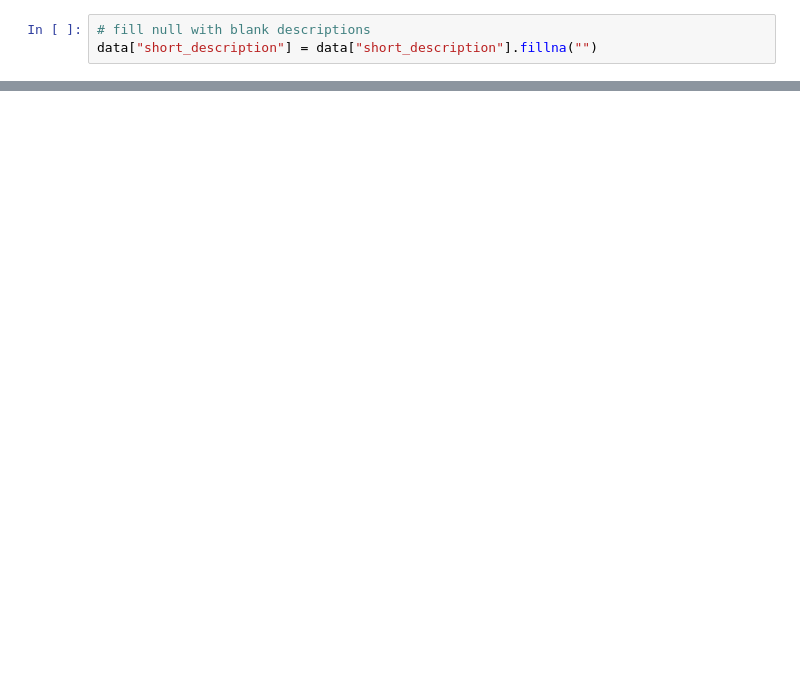
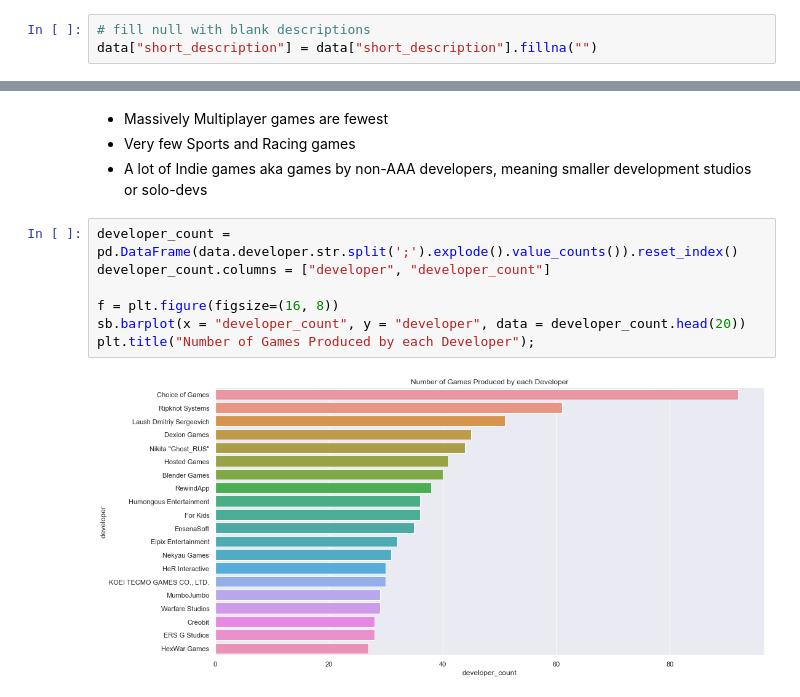
Before and after one commit to bryan9898/1015, a Jupyter notebook: steamdata/Steam Data - Exploratory Data Analysis.ipynb, the cells around one changed output, grey strips where cells are left out. Cells and saved outputs as stored; diff of their text form; blank space fills up the shorter version.

```diff
--- a/steamdata/Steam Data - Exploratory Data Analysis.ipynb
+++ b/steamdata/Steam Data - Exploratory Data Analysis.ipynb
@@ -124,0 +131,13 @@ data[["name", "rating", "owners", "release_date"]].sort_values("rating", ascendi
+# %% [markdown]
+- Massively Multiplayer games are fewest
+- Very few Sports and Racing games
+- A lot of Indie games aka games by non-AAA developers, meaning smaller development studios or solo-devs
+# %%
+developer_count = pd.DataFrame(data.developer.str.split(';').explode().value_counts()).reset_index()
+developer_count.columns = ["developer", "developer_count"]
+
+f = plt.figure(figsize=(16, 8))
+sb.barplot(x = "developer_count", y = "developer", data = developer_count.head(20))
+plt.title("Number of Games Produced by each Developer");
+# %% [output]
+[figure, added]
```
Also changed, not shown: parts of 25 cells of this notebook, 2 other files.
